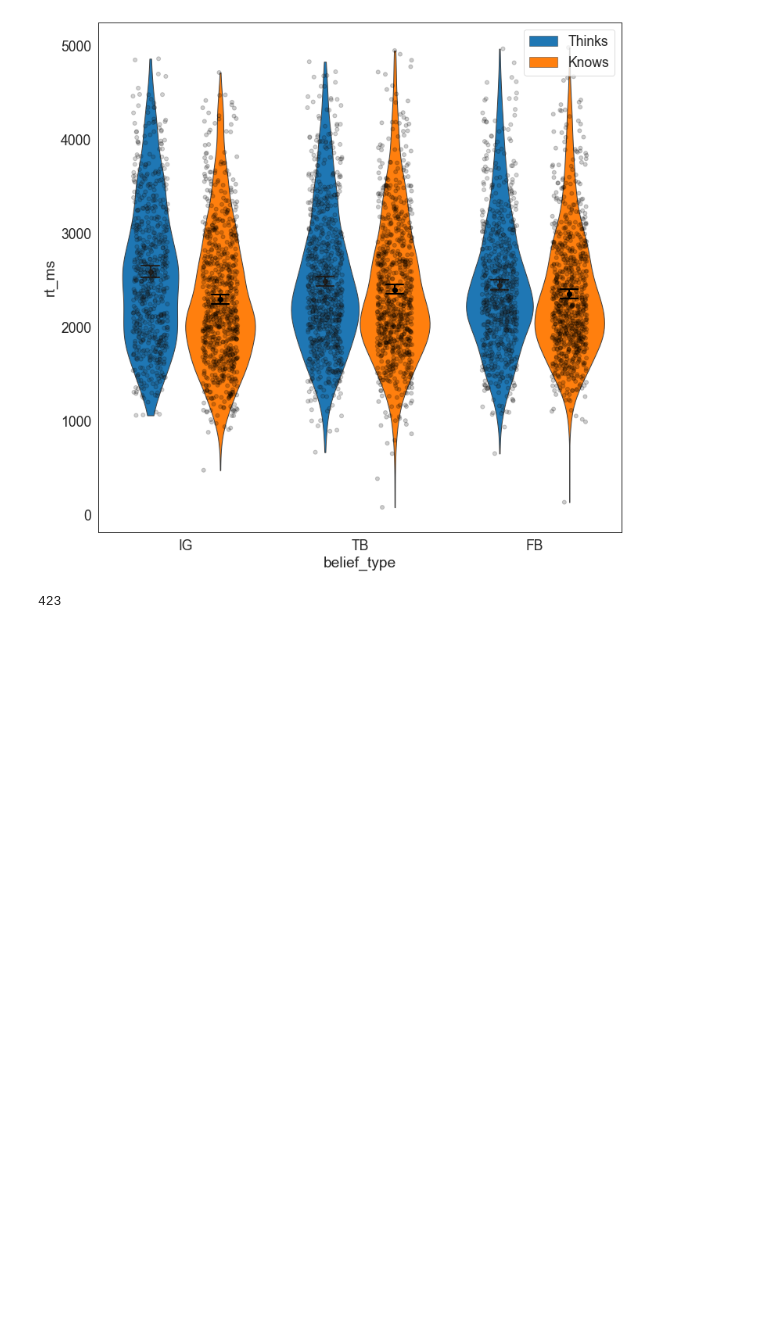
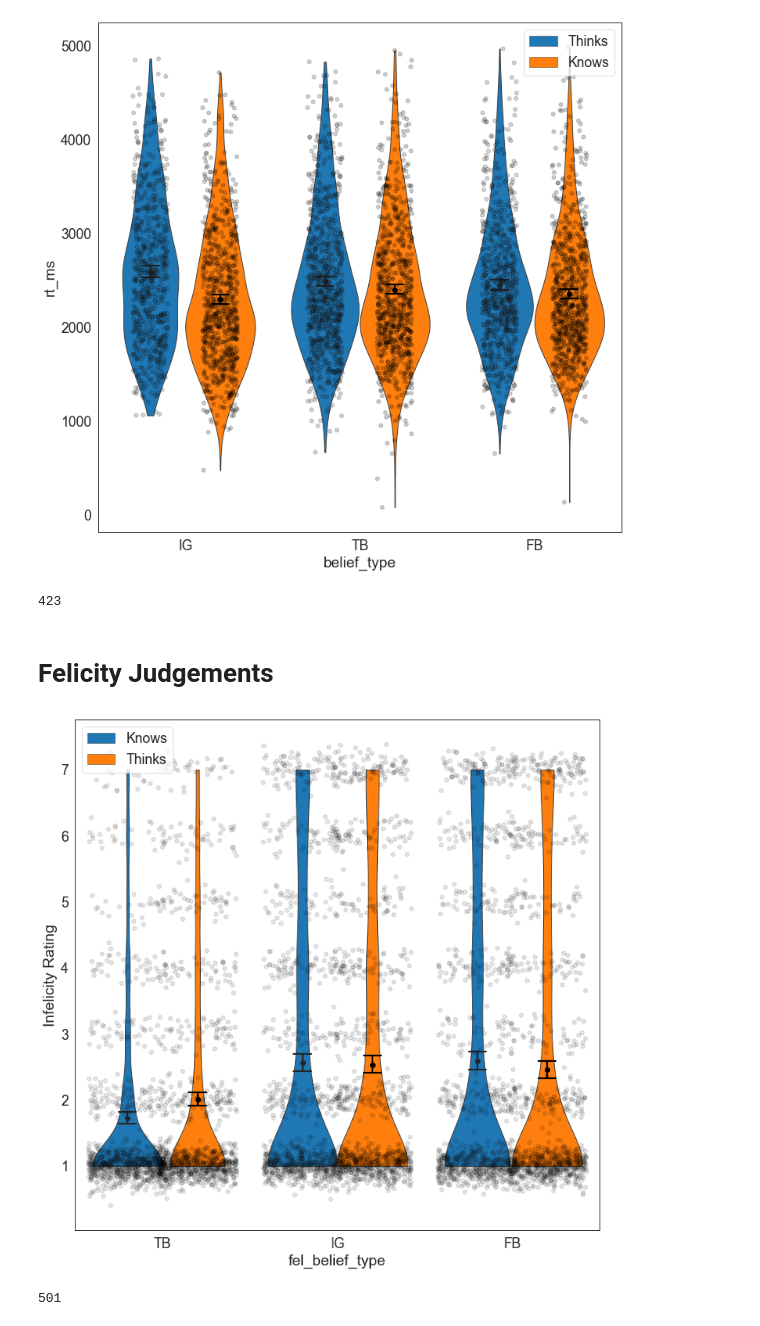
Before and after one commit to BryanGonzalez262/KnowledgeBeliefASD, a Jupyter notebook: analysis/pilot_analysis.ipynb, the cells around one changed output. Drawn from its saved outputs; the diff is of its cells as text; code cells hidden in the pictures; blank space fills up the shorter version.

Commit message:
plot full control sample felicity

```diff
--- a/analysis/pilot_analysis.ipynb
+++ b/analysis/pilot_analysis.ipynb
@@ -80,3 +80,45 @@ fig.savefig('control_rt.png')
 len(dat.prolific_id.unique())
 # %% [output]
 423
+# %% [markdown]
+# Felicity Judgements
+# %%
+import sqlite3
+import pandas as pd
+import numpy as np
+import datetime
+import matplotlib.pyplot as plt
+import seaborn as sns
+from ast import literal_eval
+sns.set_style('white')
+sns.set_context('notebook')
+
+
+conn = sqlite3.connect('knwlg_blf.db')
+f_dat = pd.read_sql('SELECT * FROM felicities A INNER JOIN subjects B ON A.prolific_id = B.prolific_id WHERE B.completion_code="548DA3BD"', con=conn)
+f_dat = f_dat.loc[:,~f_dat.columns.duplicated()].copy() # prolific id from both tables will be in df, remove duplicate
+
+# 1= "Sounds very weird"
+# 7 = "Sounds very normal"
+f_dat['Infelicity Rating'] = 8 - f_dat.felicity_rating
+# %%
+sns.set_context('paper', font_scale=2)
+fig, ax = plt.subplots(figsize=(12,12))
+g = sns.violinplot(x='fel_belief_type', y='Infelicity Rating', hue='fel_ascription_type', data=f_dat, cut=0, bw=0.25, ax=ax, inner=None, linewidth=1, saturation=1, order=['TB', 'IG', 'FB'])
+
+def jitter(values,j):
+    return values + np.random.normal(j,0.15,values.shape)
+
+g = sns.stripplot(x='fel_belief_type', y=jitter(f_dat['Infelicity Rating'], 0), hue='fel_ascription_type', data=f_dat,
+                  color='k', dodge=True, ax=ax, jitter=.45, linewidth=1.5, alpha=.1, order=['TB', 'IG', 'FB'])
+g= sns.pointplot(x='fel_belief_type', y='Infelicity Rating', hue='fel_ascription_type', data=f_dat, join=False, dodge=.4, capsize=.1, ax=ax, color='k',order=['TB', 'IG', 'FB'])
+
+ax.legend(g.get_legend_handles_labels()[0][:2], g.get_legend_handles_labels()[1][:2])
+
+fig.savefig('control_fel.png')
+# %% [output]
+[figure, added]
+# %%
+len(f_dat.prolific_id.unique())
+# %% [output]
+501
```
